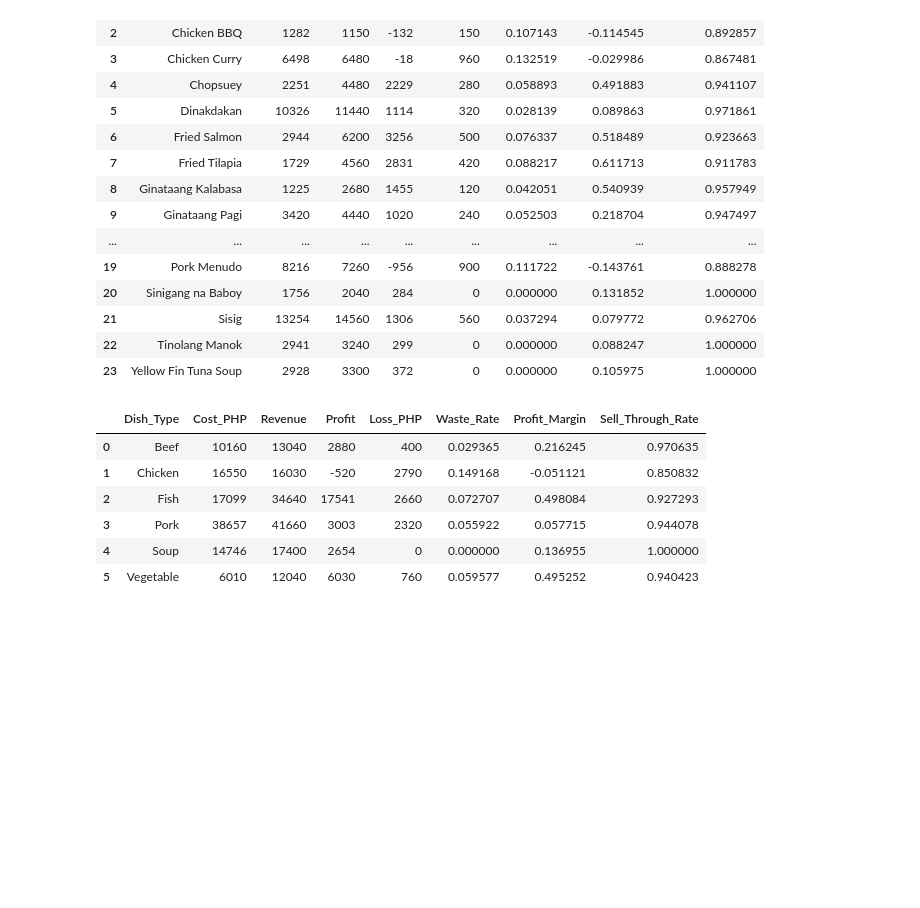
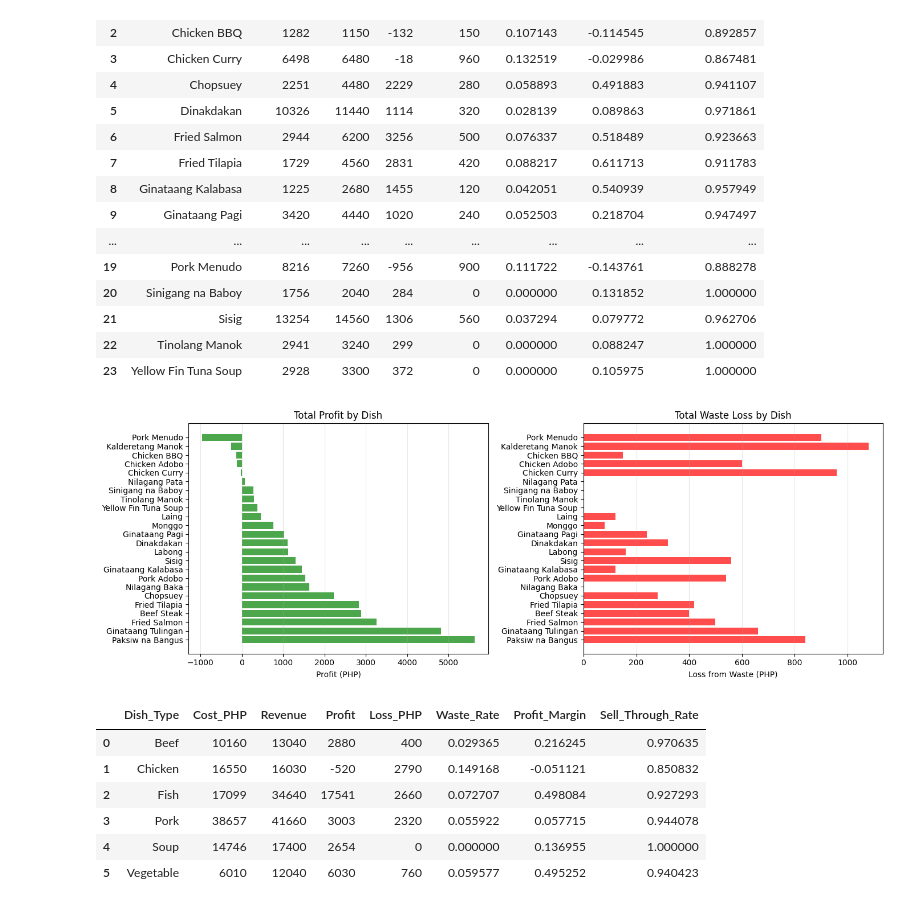
Before and after one commit to baldeoJV/CCDATS1L_PROJECT, a Jupyter notebook: datasci.ipynb, the cells around one changed output. Saved outputs shown, nothing was run; the diff lists cells and outputs as text; code cells hidden in the pictures; blank space fills up the shorter version.

Commit message:
analysis and graph added

```diff
--- a/datasci.ipynb
+++ b/datasci.ipynb
@@ -150,6 +150,30 @@ data.groupby('Dish').agg(
 | 21 | Sisig | 13254 | 14560 | 1306 | 560 | 0.037294 | 0.079772 | 0.962706 |
 | 22 | Tinolang Manok | 2941 | 3240 | 299 | 0 | 0.000000 | 0.088247 | 1.000000 |
 | 23 | Yellow Fin Tuna Soup | 2928 | 3300 | 372 | 0 | 0.000000 | 0.105975 | 1.000000 |
+# %%
+fig, axes = plt.subplots(1, 2, figsize=(14, 5))
+
+dish_summary = data.groupby('Dish').agg(
+    Profit=('Profit', 'sum'),
+    Loss_PHP=('Price_PHP', lambda x: (x * data.loc[x.index, 'Unsold']).sum())
+).sort_values('Profit', ascending=False)
+
+# Plot 1: Profit by Dish
+axes[0].barh(dish_summary.index, dish_summary['Profit'], color='green', alpha=0.7)
+axes[0].set_xlabel('Profit (PHP)')
+axes[0].set_title('Total Profit by Dish')
+axes[0].grid(axis='x', alpha=0.3)
+
+# Plot 2: Waste (Loss) by Dish
+axes[1].barh(dish_summary.index, dish_summary['Loss_PHP'], color='red', alpha=0.7)
+axes[1].set_xlabel('Loss from Waste (PHP)')
+axes[1].set_title('Total Waste Loss by Dish')
+axes[1].grid(axis='x', alpha=0.3)
+
+plt.tight_layout()
+plt.show()
+# %% [output]
+[figure, added]
 # %%
 data.groupby('Dish_Type').agg(
     Cost_PHP=('Cost_PHP', 'sum'),
```
Also changed, not shown: parts of 15 cells of this notebook.
